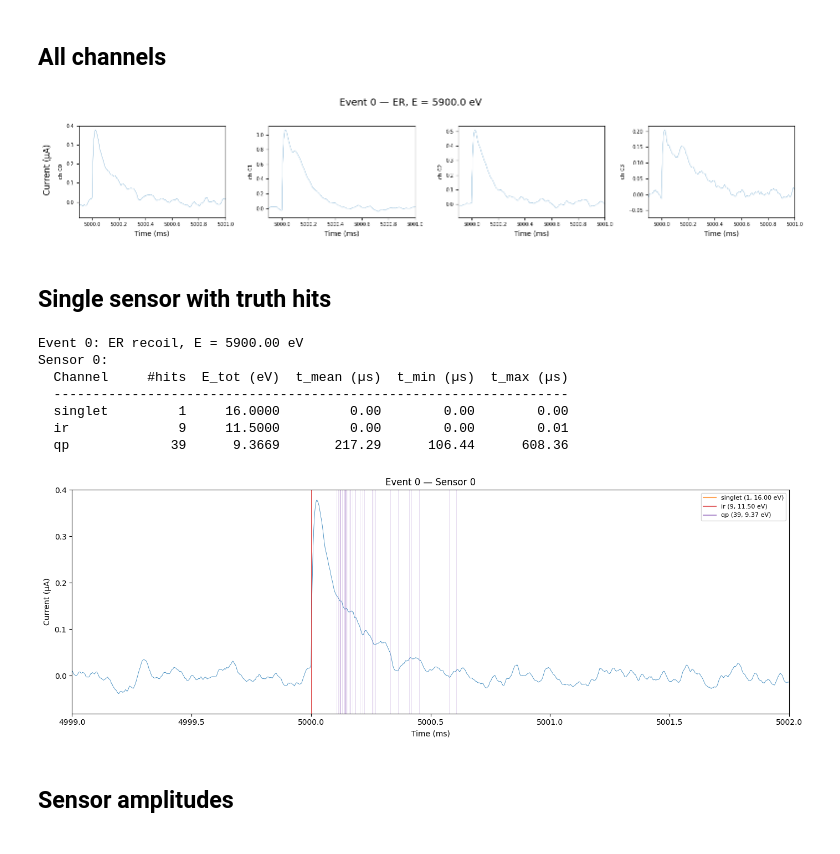
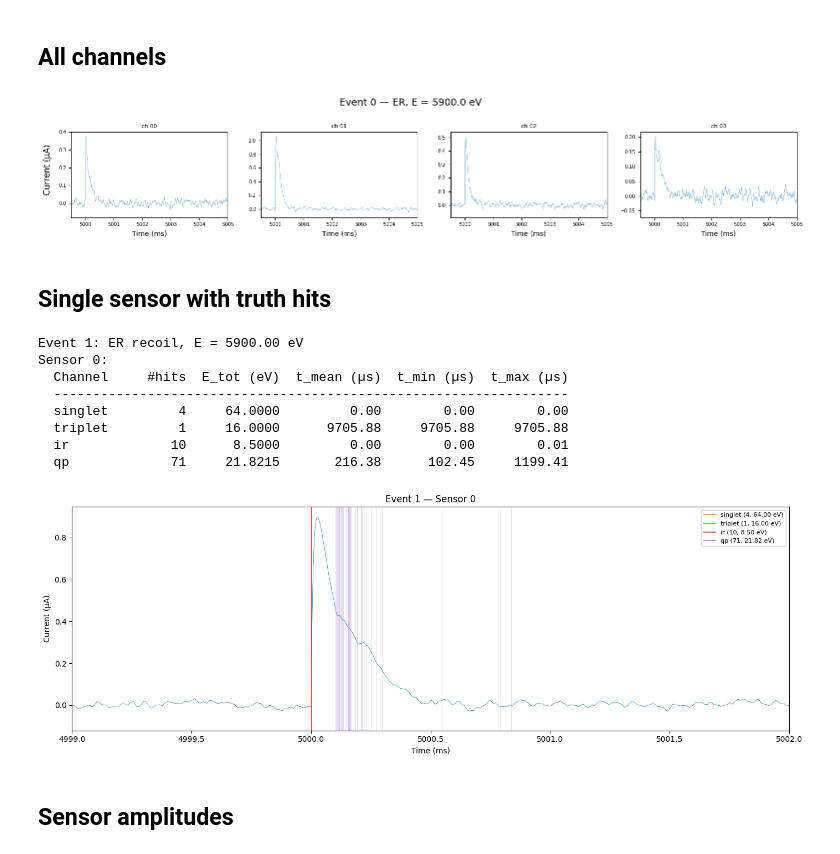
Before and after one commit to spice-herald/pytessim, a Jupyter notebook: scripts/event_viewer.ipynb, the cells around one changed output. Saved outputs shown, nothing was run; the diff lists cells and outputs as text; code cells hidden in the pictures.

Commit message:
clean up event viewer functions into a class

```diff
--- a/scripts/event_viewer.ipynb
+++ b/scripts/event_viewer.ipynb
@@ -60,14 +17,12 @@ class EventLoader:
 # %%
-loader = EventLoader(TRACE_PATH)
+loader = EVF.EventLoader(TRACE_PATH, hest_h5=HEST_H5_PATH, fs=FS)
 n_events = len(loader)
 n_channels = loader.n_channels
 print(f'{n_events} events, {n_channels} channels (loaded on demand)')
 
-hest_data = None
-if HEST_H5_PATH:
-    hest_data = h5py.File(HEST_H5_PATH, 'r')
-    n_sensors_hest = int(hest_data.attrs['n_sensors'])
-    print(f'HeST truth: {hest_data.attrs["n_events"]} events, {n_sensors_hest} sensors')
+if loader.hest_data is not None:
+    n_sensors_hest = int(loader.hest_data.attrs['n_sensors'])
+    print(f'HeST truth: {loader.hest_data.attrs["n_events"]} events, {n_sensors_hest} sensors')
 # %% [output]
 100 events, 4 channels (loaded on demand)
 HeST truth: 10000 events, 4 sensors
@@ -151,7 +31,7 @@ def plot_all_channels(event_idx=0, ds_factor=10, xlim=None, ylim=None):
 # %%
 event_idx = 0
-plot_all_channels(event_idx, ds_factor=1, xlim=(4999.9,5001))
+loader.plot_all_channels(event_idx, ds_factor=1, xlim=(4999.5, 5005))
 # %% [output]
-[figure, old version]
+[figure, new version]
 # %% [markdown]
 ## Single sensor with truth hits
@@ -222,15 +38,16 @@ def plot_sensor_with_truth(event_idx=0, sensor_idx=0, trigger_offset_ms=5000,
 # %%
-event_idx = 0
+event_idx = 1
 sensor_idx = 0
-plot_sensor_with_truth(event_idx, sensor_idx, xlim=(4999, 5002))
+loader.plot_sensor_with_truth(event_idx, sensor_idx, xlim=(4999, 5002))
 # %% [output]
-Event 0: ER recoil, E = 5900.00 eV
+Event 1: ER recoil, E = 5900.00 eV
 Sensor 0:
   Channel     #hits  E_tot (eV)  t_mean (µs)  t_min (µs)  t_max (µs)
   ------------------------------------------------------------------
-  singlet         1     16.0000         0.00        0.00        0.00
-  ir              9     11.5000         0.00        0.00        0.01
-  qp             39      9.3669       217.29      106.44      608.36
+  singlet         4     64.0000         0.00        0.00        0.00
+  triplet         1     16.0000      9705.88     9705.88     9705.88
+  ir             10      8.5000         0.00        0.00        0.01
+  qp             71     21.8215       216.38      102.45     1199.41
-[figure, old version]
+[figure, new version]
 # %% [markdown]
 ## Sensor amplitudes
```
Also changed, not shown: parts of 8 cells of this notebook, 1 other file.
